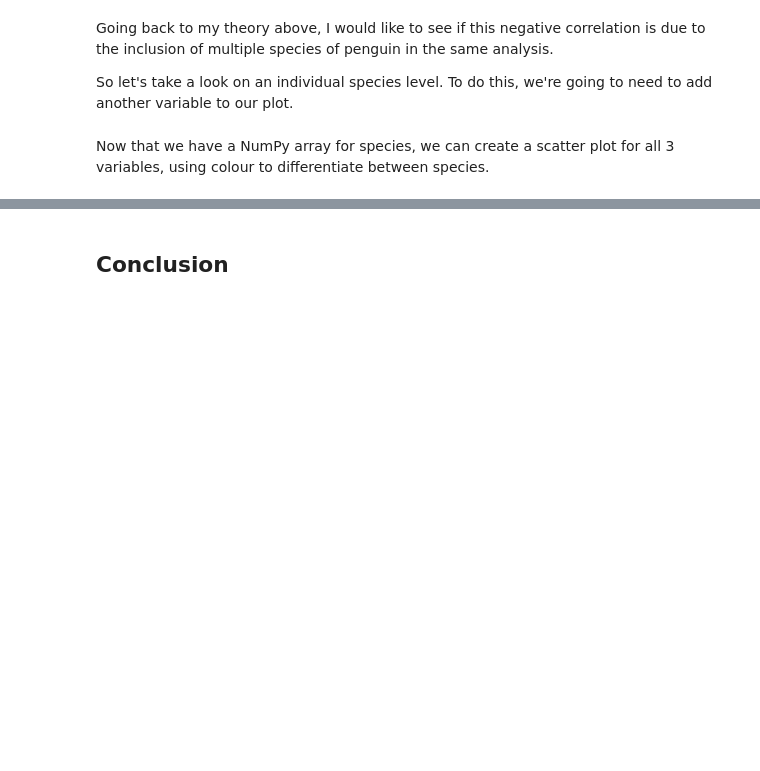
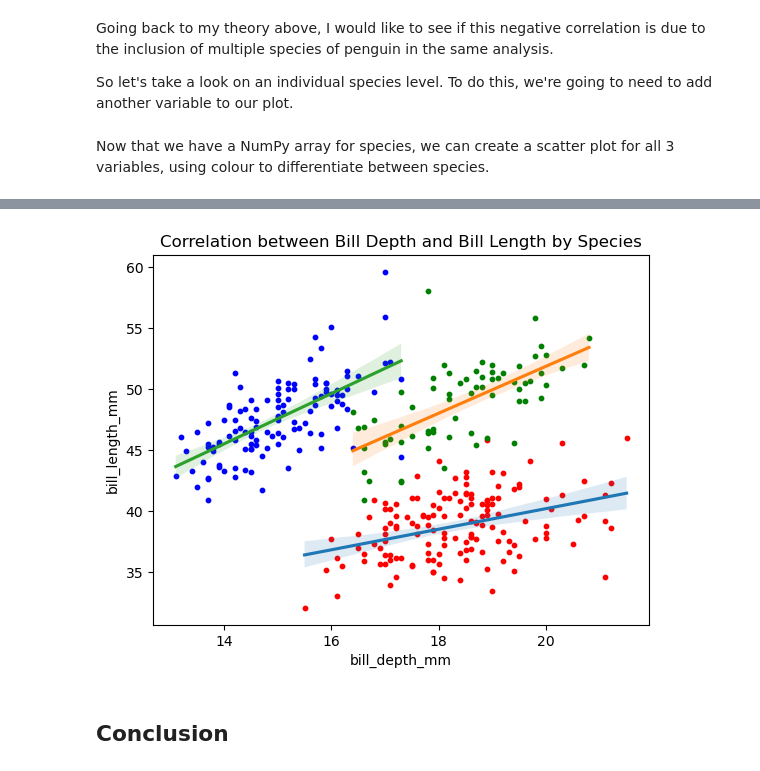
Before and after one commit to MylesHenehan/mywork, a Jupyter notebook: penguins.ipynb, the cells around one changed output, grey strips where cells are left out. Drawn from its saved outputs; the diff is of its cells as text; code cells hidden in the pictures; blank space fills up the shorter version.

```diff
--- a/penguins.ipynb
+++ b/penguins.ipynb
@@ -240,3 +284,23 @@ Even without drawing a best fit line here, we can see the correlation within eac
+# %%
+fig, ax = plt.subplots()
+
+colors = {'Adelie': 'red', 'Chinstrap': 'green', 'Gentoo': 'blue'}
+
+
+for s in set(species):
+    ax.scatter(billdepth[species == s], billlen[species == s],
+                c=colors[s], label=s, s=10)
+
+ax.set_xlabel('Bill Depth')
+ax.set_ylabel('Bill Length')
+ax.set_title('Correlation between Bill Depth and Bill Length by Species')
+
+
+import seaborn as sns
+for group, subset in df.groupby('species'):
+    sns.regplot(data=subset, x='bill_depth_mm', y='bill_length_mm', scatter=False, label=group)
+# %% [output]
+[figure, added]
 # %% [markdown]
 ## Conclusion
 # %% [markdown]
```
Also changed, not shown: parts of 26 cells of this notebook.
